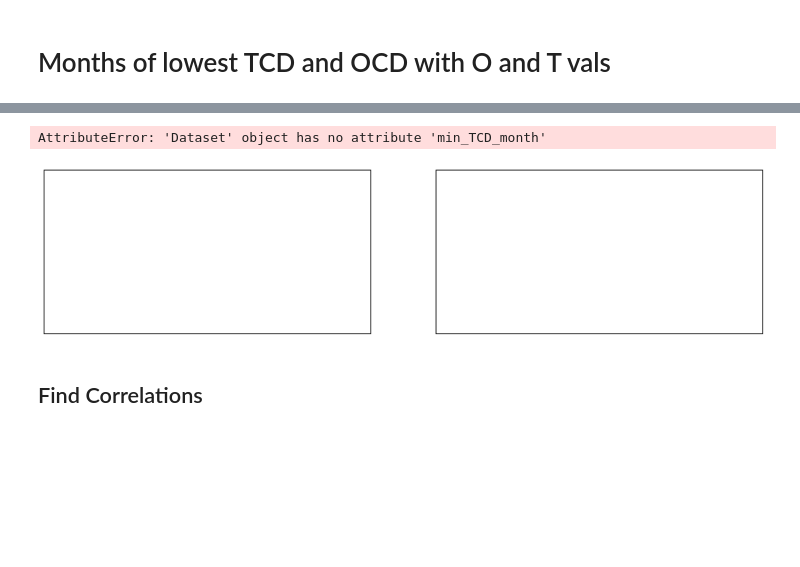
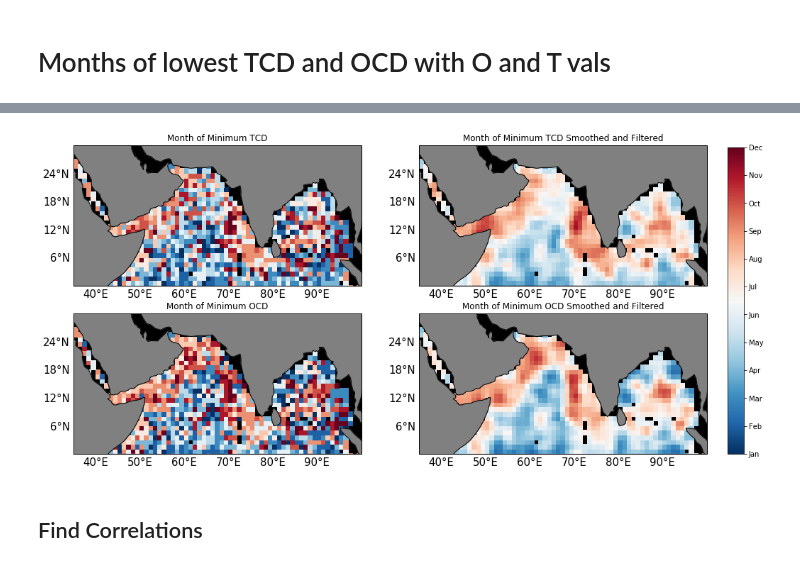
Before and after one commit to jlpearso/Modulation_of_Coastal_Hypoxia_by_the_IOD, a Jupyter notebook: code/Find the TCD and OCD.ipynb, the cells around one changed output, grey strips where cells are left out. Saved outputs shown, nothing was run; the diff lists cells and outputs as text; code cells hidden in the pictures; blank space fills up the shorter version.

```diff
--- a/code/Find the TCD and OCD.ipynb
+++ b/code/Find the TCD and OCD.ipynb
@@ -135,0 +138,17 @@ ds['OCD_sm_10'] = xr.DataArray(OCD_sm_10,dims = ['prof'],coords =[ds.prof])
+# %%
+fig = plt.figure(figsize = (16,10))
+
+ax = plt.subplot(1,2,1)
+
+#subset data
+thresh = 400
+boxlat = ds.lat[TCD > thresh]
+boxlon = ds.lon[TCD > thresh]
+boxtemp = ds.temp[TCD > thresh,:]
+boxTCD = ds.TCD[TCD > thresh]
+
+for pr in range(boxtemp.shape[0]):
+    p = ax.plot(boxtemp[pr,:],ds.pres,'.')
+    plt.hlines(boxTCD[pr],0,18)
+ax.set_ylim(ax.get_ylim()[::-1])
+ax.set_title('Unsmoothed Temperature and TCD')
@@ -456,51 +648,64 @@ cbar.set_label('Pressure ($dbar$)')
 # %%
 # Plotting
-
 import cmocean
 
-def add_land(ax):
+def add_land(ax,bounds):
     from cartopy.mpl.gridliner import LONGITUDE_FORMATTER, LATITUDE_FORMATTER
-    ax.add_feature(cfeature.LAND,color='gray')
-#     ax.coastlines(resolution='50m')
+    ax.add_feature(cfeature.LAND,color='gray',zorder = 2)
+    ax.background_patch.set_facecolor('k')
+    ax.coastlines(resolution='110m',zorder = 2)
     g = ax.gridlines(draw_labels=True,alpha=0)
     g.xlabels_top = False
     g.ylabels_right = False
     g.xlabel_style = {'size': 15}
     g.ylabel_style = {'size': 15}
     g.xformatter = LONGITUDE_FORMATTER
     g.yformatter = LATITUDE_FORMATTER
     ax.axes.axis('tight')
+    ax.set_extent(bounds, crs=ccrs.PlateCarree())
 
-# limits - for some reason extent is not working...check this out later
-bounds = [40,105,0,30]
+# limits
+cmin = 20
+cmax = 160
+bounds = [35,100,0,30]
+cmap = plt.cm.RdBu_r #cmocean.cm.phase
 
-fig, axes = plt.subplots(nrows = 1, ncols = 2,figsize=(16,5),subplot_kw={'projection': ccrs.PlateCarree()})
+fig, axes = plt.subplots(nrows = 2, ncols = 2,figsize=(16,8),subplot_kw={'projection': ccrs.PlateCarree()})
 
-p = axes[0].pcolormesh(ds.lonbins,ds.latbins,ds.min_TCD_month,cmap=cmocean.cm.phase,
+p = axes[0,0].pcolor(lonp,latp,min_TCD_month_sm_10,cmap=cmap,
                        transform=ccrs.PlateCarree())
-add_land(axes[0])
-axes[0].set_extent(bounds, crs=ccrs.PlateCarree())
-axes[0].set_title('Minimum Month of TCD')
-axes[0].set_xlabel('Longitude')
-axes[0].set_ylabel('Latitude')
+add_land(axes[0,0],bounds)
+axes[0,0].set_extent(bounds, crs=ccrs.PlateCarree())
+axes[0,0].set_title('Month of Minimum TCD')
+axes[0,0].set_xlabel('Longitude')
+axes[0,0].set_ylabel('Latitude')
 
+p2 = axes[0,1].pcolormesh(lonp,latp,min_TCD_month_sm_10_filt,cmap=cmap,
+                       transform=ccrs.PlateCarree())
+add_land(axes[0,1],bounds)
+axes[0,1].set_title('Month of Minimum TCD Smoothed and Filtered')
+axes[0,1].set_xlabel('Longitude')
 
-p4 = axes[1].pcolormesh(ds.lonbins,ds.latbins,ds.min_OCD_month,cmap=cmocean.cm.phase,
+p4 = axes[1,0].pcolormesh(lonp,latp,min_OCD_month_sm_10,cmap=cmap,
                        transform=ccrs.PlateCarree())
-add_land(axes[1])
-axes[1].set_extent(bounds, crs=ccrs.PlateCarree())
-axes[1].set_title('Minimum Month of OCD')
-axes[1].set_xlabel('Longitude')
+add_land(axes[1,0],bounds)
+axes[1,0].set_title('Month of Minimum OCD')
+axes[1,0].set_xlabel('Longitude')
+axes[1,0].set_ylabel('Latitude')
+
+p5 = axes[1,1].pcolormesh(lonp,latp,min_OCD_month_sm_10_filt,cmap=cmap,
+                       transform=ccrs.PlateCarree())
+add_land(axes[1,1],bounds)
+axes[1,1].set_title('Month of Minimum OCD Smoothed and Filtered')
+axes[1,1].set_xlabel('Longitude')
 
 
 cbar_ax = fig.add_axes([0.925, 0.125, 0.02, 0.75])
 cbar = fig.colorbar(p,cax=cbar_ax, pad=0.04,
                     ticks = np.arange(1,13))
-                    #ticklabels = ['Jan','Feb','Mar','Apr','May','Jun','Jul','Aug','Sep','Oct','Nov','Dec'])
-# cbar.set_label('Thermocline and Oxycline Depth ($dbar$)')
+cbar.set_ticklabels(['Jan','Feb','Mar','Apr','May','Jun','Jul','Aug','Sep','Oct','Nov','Dec'])
 # %% [output]
-AttributeError: 'Dataset' object has no attribute 'min_TCD_month'
-[figure, old version]
+[figure, new version]
 # %% [markdown]
 ## Find Correlations
 # %%
```
Also changed, not shown: parts of 11 cells of this notebook, 2 other files.
